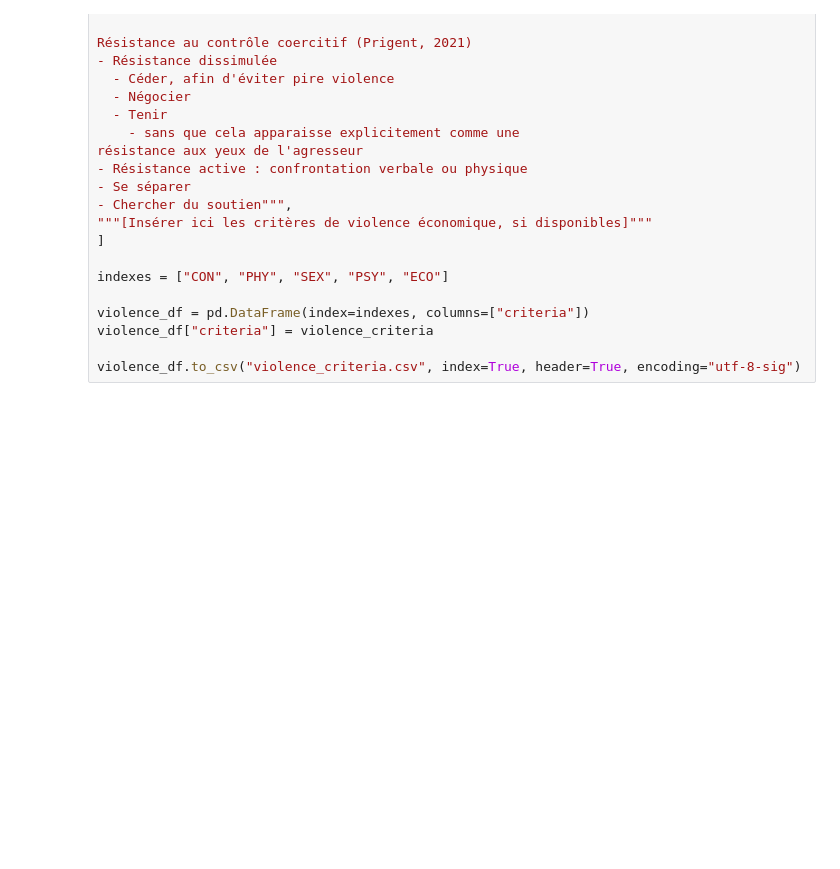
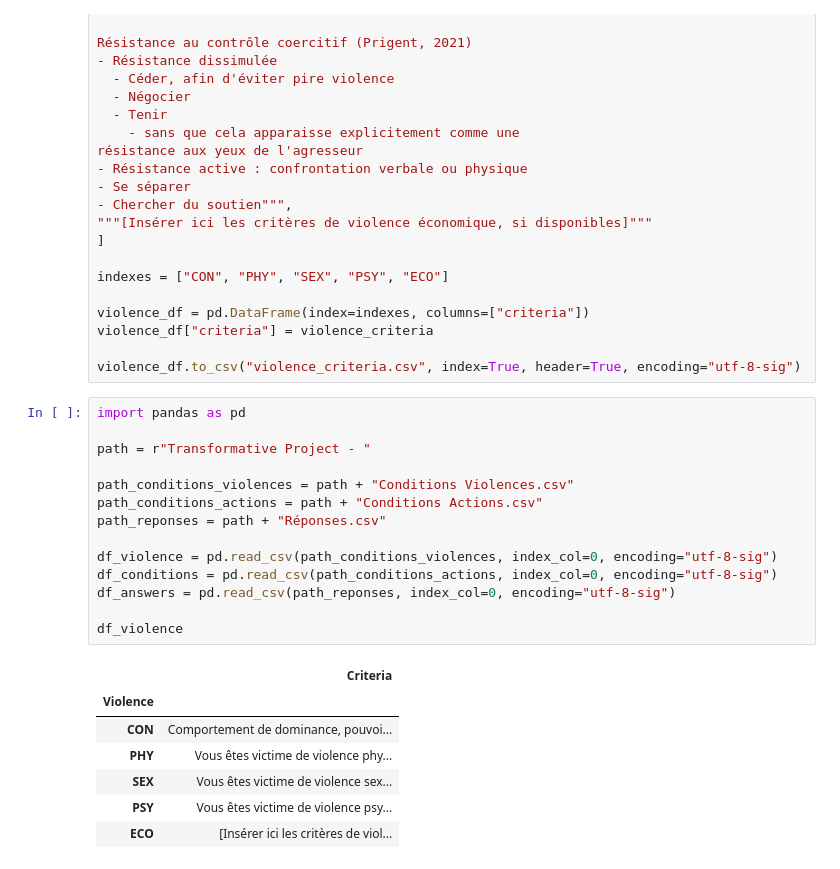
Before and after one commit to Ildsjel-EPFL/Haven, a Jupyter notebook: backend/data/file_creation.ipynb, the cells around one changed output. Drawn from its saved outputs; the diff is of its cells as text; blank space fills up the shorter version.

```diff
--- a/backend/data/file_creation.ipynb
+++ b/backend/data/file_creation.ipynb
@@ -447,3 +447,25 @@ violence_df = pd.DataFrame(index=indexes, columns=["criteria"])
 violence_df["criteria"] = violence_criteria
 
 violence_df.to_csv("violence_criteria.csv", index=True, header=True, encoding="utf-8-sig")
+# %%
+import pandas as pd
+
+path = r"Transformative Project - "
+
+path_conditions_violences = path + "Conditions Violences.csv"
+path_conditions_actions = path + "Conditions Actions.csv"
+path_reponses = path + "Réponses.csv"
+
+df_violence = pd.read_csv(path_conditions_violences, index_col=0, encoding="utf-8-sig")
+df_conditions = pd.read_csv(path_conditions_actions, index_col=0, encoding="utf-8-sig")
+df_answers = pd.read_csv(path_reponses, index_col=0, encoding="utf-8-sig")
+
+df_violence
+# %% [output]
+|  | Criteria |
+| Violence |  |
+| CON | Comportement de dominance, pouvoi... |
+| PHY | Vous êtes victime de violence phy... |
+| SEX | Vous êtes victime de violence sex... |
+| PSY | Vous êtes victime de violence psy... |
+| ECO | [Insérer ici les critères de viol... |
```
Also changed, not shown: parts of 2 cells of this notebook, 16 other files.
